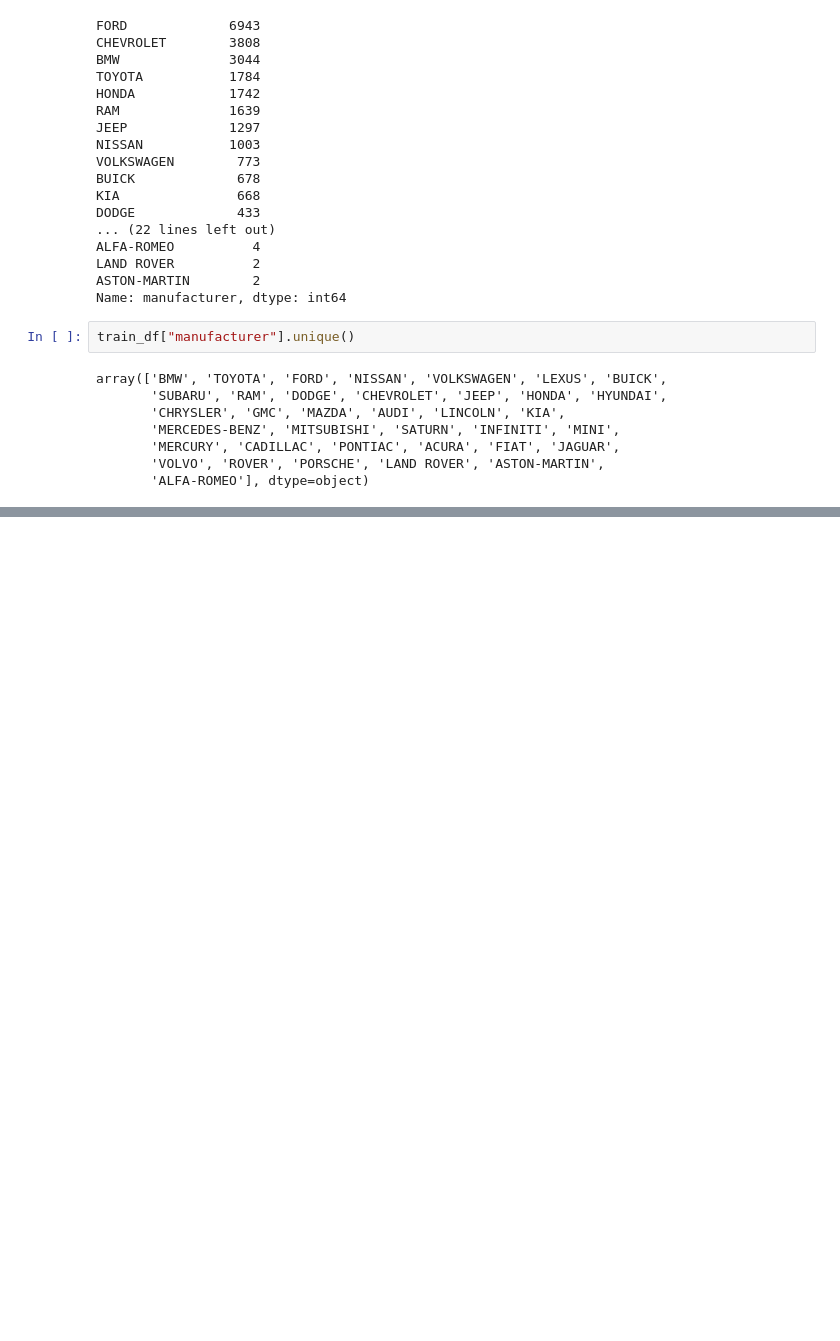
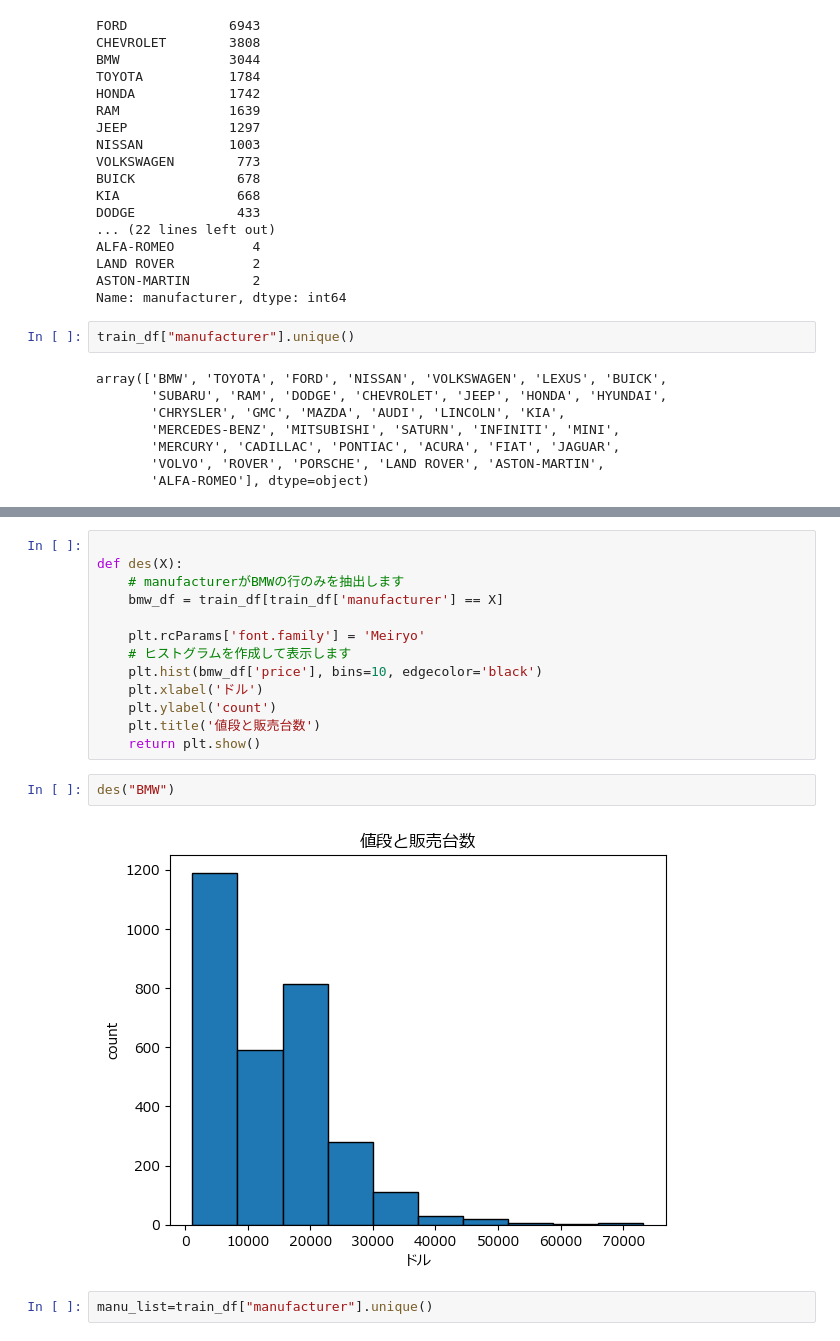
Before and after one commit to Nakakura-Sho/signate_student_cup, a Jupyter notebook: eda.ipynb, the cells around one changed output, grey strips where cells are left out. Saved outputs shown, nothing was run; the diff lists cells and outputs as text; blank space fills up the shorter version.

```diff
--- a/eda.ipynb
+++ b/eda.ipynb
@@ -150,0 +159,19 @@ array(['BMW', 'TOYOTA', 'FORD', 'NISSAN', 'VOLKSWAGEN', 'LEXUS', 'BUICK',
+# %%
+
+def des(X):
+    # manufacturerがBMWの行のみを抽出します
+    bmw_df = train_df[train_df['manufacturer'] == X]
+
+    plt.rcParams['font.family'] = 'Meiryo'
+    # ヒストグラムを作成して表示します
+    plt.hist(bmw_df['price'], bins=10, edgecolor='black')
+    plt.xlabel('ドル')
+    plt.ylabel('count')
+    plt.title('値段と販売台数')
+    return plt.show()
+# %%
+des("BMW")
+# %% [output]
+[figure, added]
+# %%
+manu_list=train_df["manufacturer"].unique()
```
Also changed, not shown: parts of 42 cells of this notebook.
